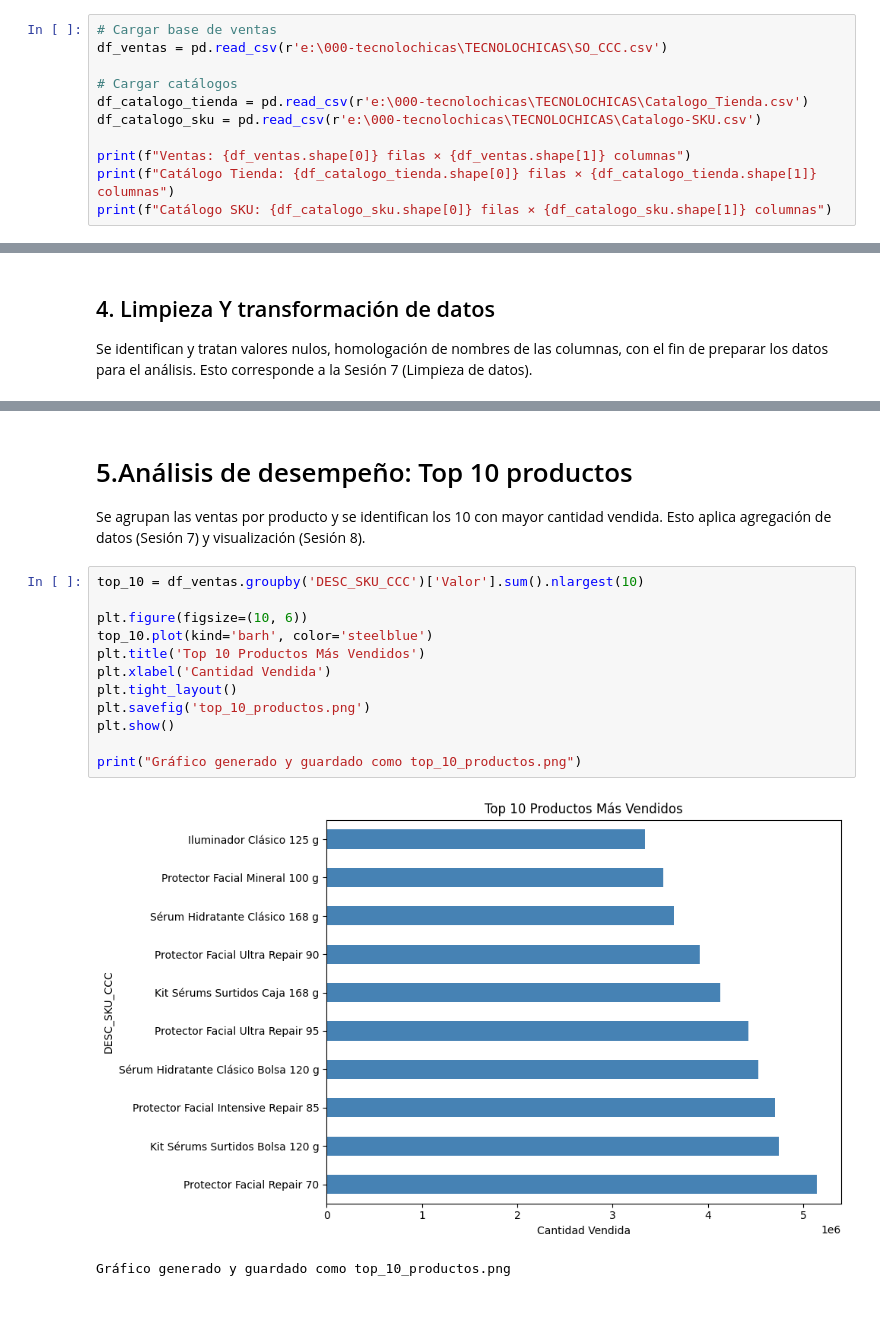
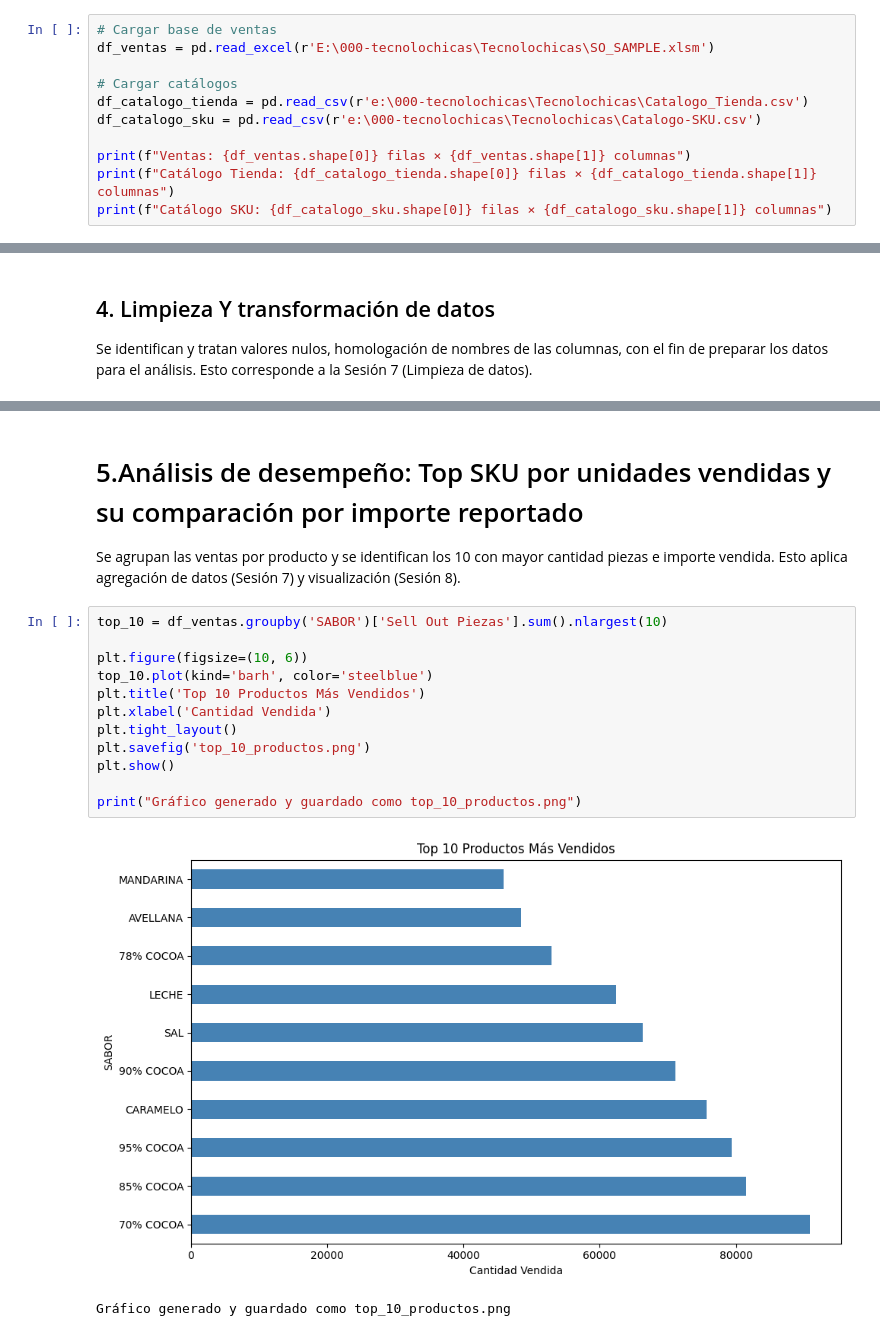
Before and after one commit to Fanni0722/Tecnolochicas, a Jupyter notebook: CargaData.ipynb, the cells around one changed output, grey strips where cells are left out. Cells and saved outputs as stored; diff of their text form; blank space fills up the shorter version.

```diff
--- a/CargaData.ipynb
+++ b/CargaData.ipynb
@@ -77,11 +89,11 @@ Esto aplica lo visto en la Sesión 6: lectura de archivos y estructura de DataFr
 Adicional se revisa los titulos de las columnas para su uso en en analisis mas adelante.
 # %%
 # Cargar base de ventas
-df_ventas = pd.read_csv(r'e:\000-tecnolochicas\TECNOLOCHICAS\SO_CCC.csv')
+df_ventas = pd.read_excel(r'E:\000-tecnolochicas\Tecnolochicas\SO_SAMPLE.xlsm')
 
 # Cargar catálogos
-df_catalogo_tienda = pd.read_csv(r'e:\000-tecnolochicas\TECNOLOCHICAS\Catalogo_Tienda.csv')
-df_catalogo_sku = pd.read_csv(r'e:\000-tecnolochicas\TECNOLOCHICAS\Catalogo-SKU.csv')
+df_catalogo_tienda = pd.read_csv(r'e:\000-tecnolochicas\Tecnolochicas\Catalogo_Tienda.csv')
+df_catalogo_sku = pd.read_csv(r'e:\000-tecnolochicas\Tecnolochicas\Catalogo-SKU.csv')
 
 print(f"Ventas: {df_ventas.shape[0]} filas × {df_ventas.shape[1]} columnas")
 print(f"Catálogo Tienda: {df_catalogo_tienda.shape[0]} filas × {df_catalogo_tienda.shape[1]} columnas")
@@ -154,21 +169,21 @@ Datos limpios: 741813 filas restantes
 # %% [markdown]
-# 5.Análisis de desempeño: Top 10 productos
+# 5.Análisis de desempeño: Top SKU por unidades vendidas y su comparación por importe reportado
 
 Se agrupan las ventas por producto y se identifican los 10 con mayor
-cantidad vendida. Esto aplica agregación de datos (Sesión 7) y
+cantidad piezas e importe vendida. Esto aplica agregación de datos (Sesión 7) y
 visualización (Sesión 8).
 # %%
-top_10 = df_ventas.groupby('DESC_SKU_CCC')['Valor'].sum().nlargest(10)
+top_10 = df_ventas.groupby('SABOR')['Sell Out Piezas'].sum().nlargest(10)
 
 plt.figure(figsize=(10, 6))
 top_10.plot(kind='barh', color='steelblue')
 plt.title('Top 10 Productos Más Vendidos')
 plt.xlabel('Cantidad Vendida')
 plt.tight_layout()
 plt.savefig('top_10_productos.png')
 plt.show()
 
 print("Gráfico generado y guardado como top_10_productos.png")
 # %% [output]
-[figure, old version]
+[figure, new version]
 Gráfico generado y guardado como top_10_productos.png
```
Also changed, not shown: parts of 4 cells of this notebook, 2 other files.
